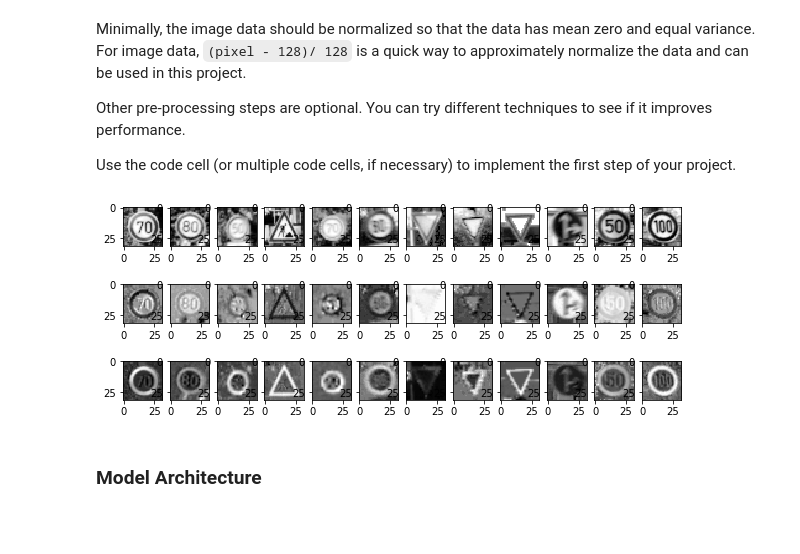
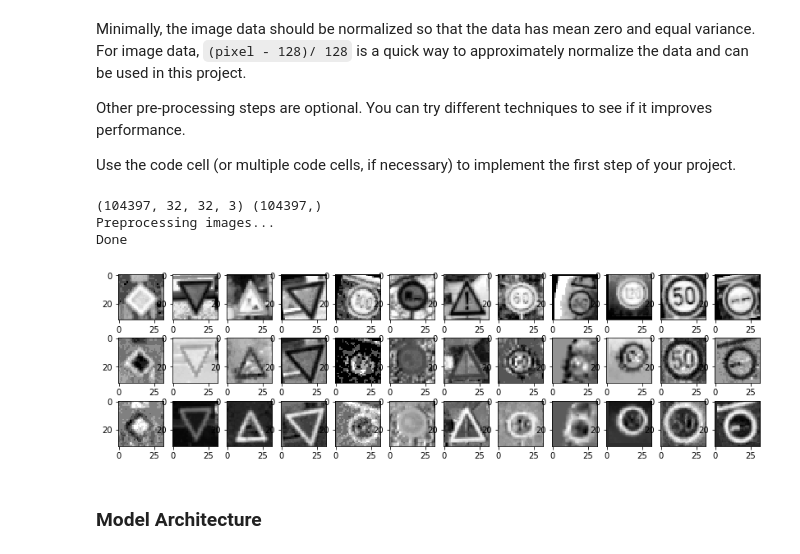
Before and after one commit to cazacov/CarND-Traffic-Sign-Classifier-Project, a Jupyter notebook: Traffic_Sign_Classifier.ipynb, the cells around one changed output. Saved outputs shown, nothing was run; the diff lists cells and outputs as text; code cells hidden in the pictures; blank space fills up the shorter version.

```diff
--- a/Traffic_Sign_Classifier.ipynb
+++ b/Traffic_Sign_Classifier.ipynb
@@ -179,6 +258,16 @@ import pickle
 import matplotlib
 import cv2
 
+# Load extended dataset
+
+with open('./testdata/train_x_ext.p', 'rb') as f:
+    X_train = pickle.load(f)
+
+with open('./testdata/train_y_ext.p', 'rb') as f:
+    y_train = pickle.load(f)
+
+n_train = X_train.shape[0]
+print(X_train.shape, y_train.shape)
 
 # Generate new images
 
@@ -201,34 +290,41 @@ def one_hot_encode(x):
     : x: List of sample Labels
     : return: Numpy array of one-hot encoded labels
     """
     row_count = len(x)
     result = np.zeros((row_count, n_classes))
     result[np.arange(row_count), x] = 1
     return result
 
 
+print("Preprocessing images...")
+
 X_train_p = preprocess(X_train)
 X_valid_p = preprocess(X_valid)
 X_test_p = preprocess(X_test)
 
 #print (X_train_p[0])
 
 
 y_train_p = one_hot_encode(y_train)
 y_valid_p = one_hot_encode(y_valid)
 y_test_p = one_hot_encode(y_test)
 
+print("Done")
+
 
 # Show some images
 f, axarr = plt.subplots(3,12)
 for col in range(12):
     index = randint(0,n_train)
     axarr[0, col].imshow(X_train_p[index,:,:,0].squeeze() * 128.0 + 128, cmap='gray')
     axarr[1, col].imshow(X_train_p[index,:,:,1].squeeze() * 128.0 + 128, cmap='gray')
     axarr[2, col].imshow(X_train_p[index,:,:,2].squeeze() * 128.0 + 128, cmap='gray')
 plt.show()
 # %% [output]
+(104397, 32, 32, 3) (104397,)
+Preprocessing images...
+Done
-[figure, old version]
+[figure, new version]
 # %% [markdown]
 ### Model Architecture
 # %%
```
Also changed, not shown: parts of 9 cells of this notebook.
